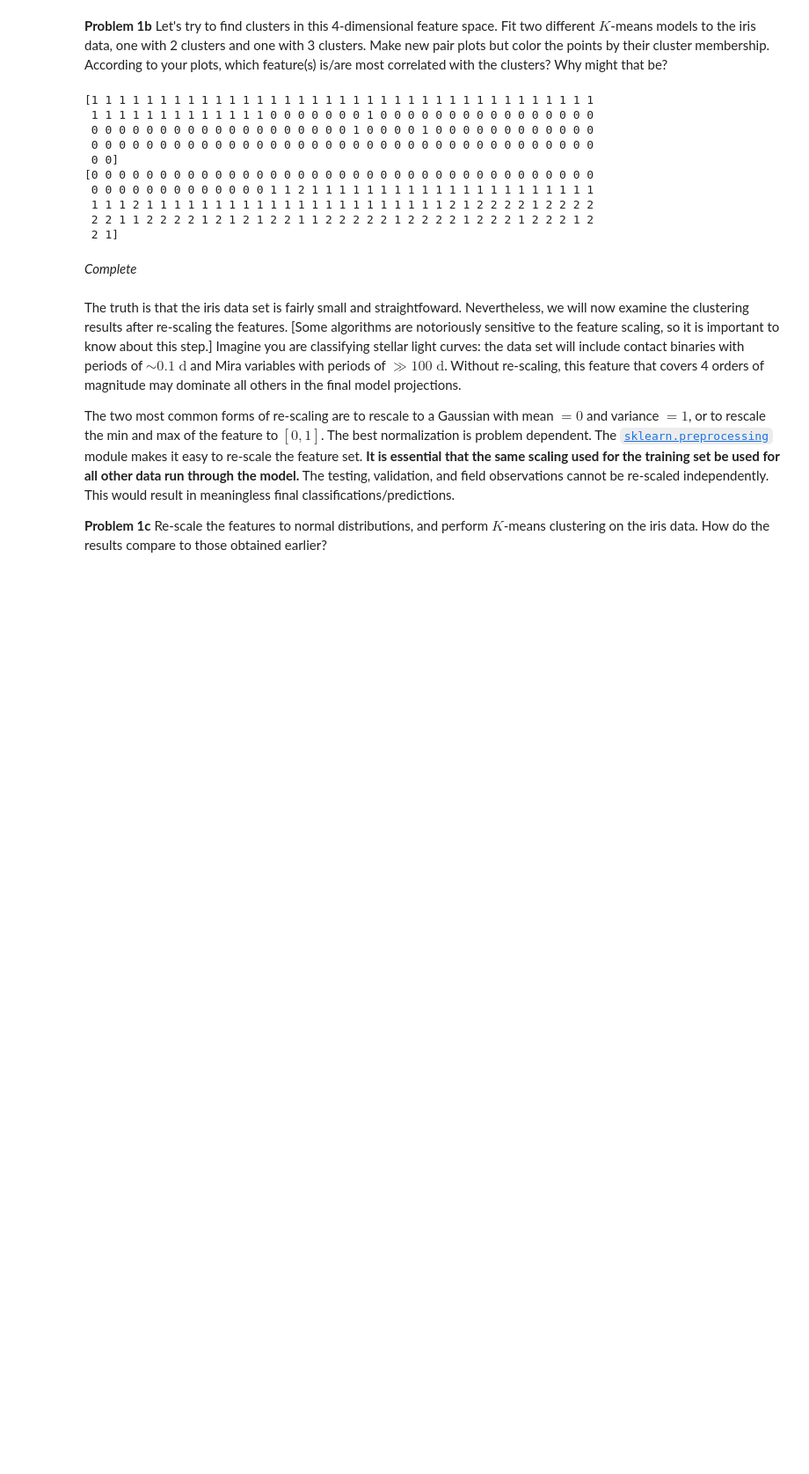
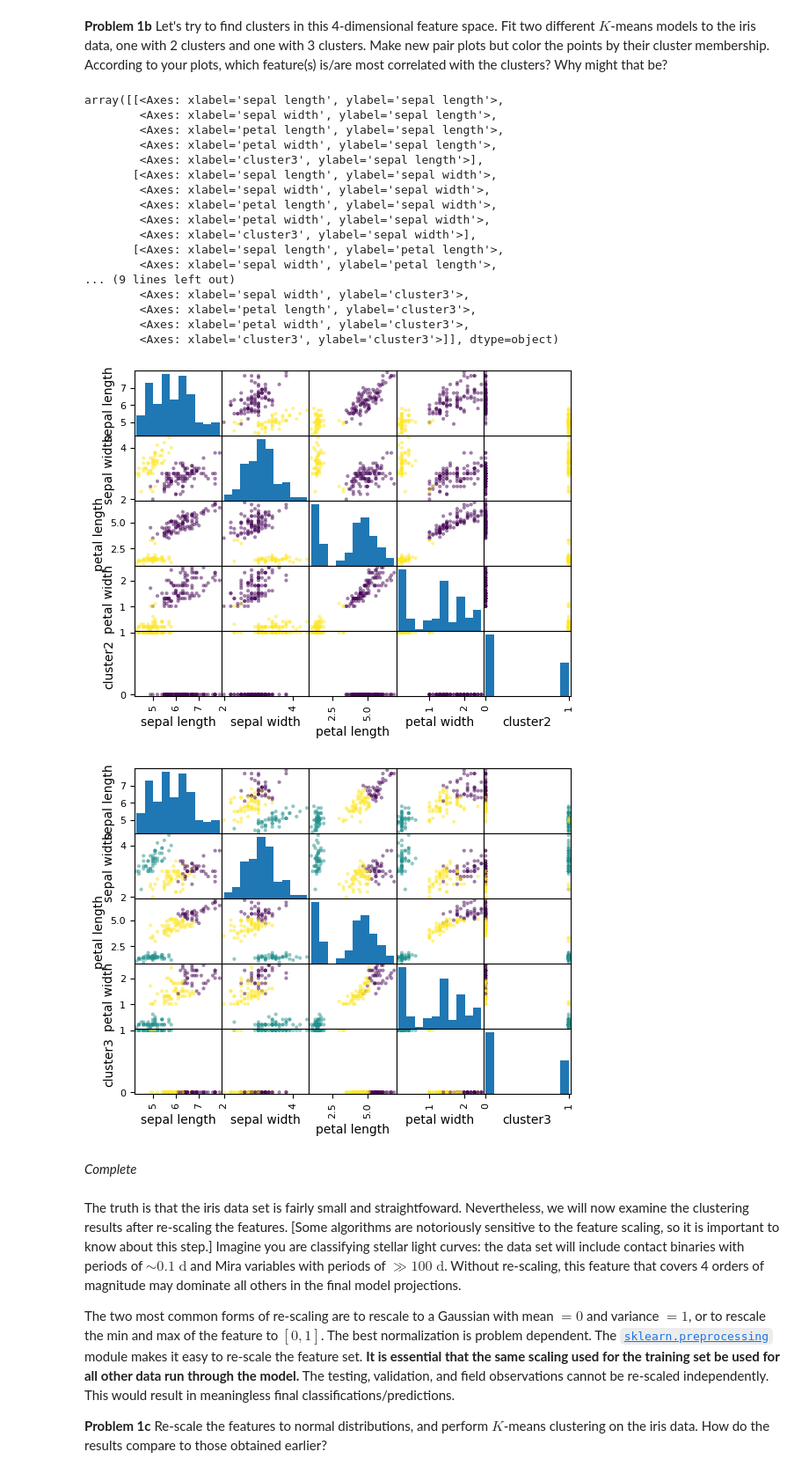
Before and after one commit to ASTR154/clustering, a Jupyter notebook: clustering.ipynb, the cells around one changed output. Shown at 88% size. Drawn from its saved outputs; the diff is of its cells as text; code cells hidden in the pictures; blank space fills up the shorter version.

```diff
--- a/clustering.ipynb
+++ b/clustering.ipynb
@@ -50,29 +32,46 @@ array([[<Axes: xlabel='sepal length', ylabel='sepal length'>,
 # %%
 from sklearn.cluster import KMeans
 
 kmeans2 = KMeans(n_clusters=2)  # complete
 kmeans2.fit(df)  # complete
 clusters2 = kmeans2.labels_  # complete
-print(clusters2)
 
-# plot
+df2 = pd.DataFrame(data, columns = ['sepal length', 'sepal width', 'petal length', 'petal width'])
+
+df2['cluster2'] = clusters2
+pd.plotting.scatter_matrix(df2, marker='.', c=clusters2)
 
 # repeat with 3 clusters
 kmeans3 = KMeans(n_clusters=3)  # complete
 kmeans3.fit(df)  # complete
 clusters3 = kmeans3.labels_   # complete
-print(clusters3)
+
+df3 = pd.DataFrame(data, columns = ['sepal length', 'sepal width', 'petal length', 'petal width'])
+
+df3['cluster3'] = clusters2
+pd.plotting.scatter_matrix(df3, marker='.', c=clusters3)
+
+#print(clusters3)
 # %% [output]
-[1 1 1 1 1 1 1 1 1 1 1 1 1 1 1 1 1 1 1 1 1 1 1 1 1 1 1 1 1 1 1 1 1 1 1 1 1
- 1 1 1 1 1 1 1 1 1 1 1 1 1 0 0 0 0 0 0 0 1 0 0 0 0 0 0 0 0 0 0 0 0 0 0 0 0
- 0 0 0 0 0 0 0 0 0 0 0 0 0 0 0 0 0 0 0 1 0 0 0 0 1 0 0 0 0 0 0 0 0 0 0 0 0
- 0 0 0 0 0 0 0 0 0 0 0 0 0 0 0 0 0 0 0 0 0 0 0 0 0 0 0 0 0 0 0 0 0 0 0 0 0
- 0 0]
-[0 0 0 0 0 0 0 0 0 0 0 0 0 0 0 0 0 0 0 0 0 0 0 0 0 0 0 0 0 0 0 0 0 0 0 0 0
- 0 0 0 0 0 0 0 0 0 0 0 0 0 1 1 2 1 1 1 1 1 1 1 1 1 1 1 1 1 1 1 1 1 1 1 1 1
- 1 1 1 2 1 1 1 1 1 1 1 1 1 1 1 1 1 1 1 1 1 1 1 1 1 1 2 1 2 2 2 2 1 2 2 2 2
- 2 2 1 1 2 2 2 2 1 2 1 2 1 2 2 1 1 2 2 2 2 2 1 2 2 2 2 1 2 2 2 1 2 2 2 1 2
- 2 1]
+array([[<Axes: xlabel='sepal length', ylabel='sepal length'>,
+        <Axes: xlabel='sepal width', ylabel='sepal length'>,
+        <Axes: xlabel='petal length', ylabel='sepal length'>,
+        <Axes: xlabel='petal width', ylabel='sepal length'>,
+        <Axes: xlabel='cluster3', ylabel='sepal length'>],
+       [<Axes: xlabel='sepal length', ylabel='sepal width'>,
+        <Axes: xlabel='sepal width', ylabel='sepal width'>,
+        <Axes: xlabel='petal length', ylabel='sepal width'>,
+        <Axes: xlabel='petal width', ylabel='sepal width'>,
+        <Axes: xlabel='cluster3', ylabel='sepal width'>],
+       [<Axes: xlabel='sepal length', ylabel='petal length'>,
+        <Axes: xlabel='sepal width', ylabel='petal length'>,
+... (9 lines left out)
+        <Axes: xlabel='sepal width', ylabel='cluster3'>,
+        <Axes: xlabel='petal length', ylabel='cluster3'>,
+        <Axes: xlabel='petal width', ylabel='cluster3'>,
+        <Axes: xlabel='cluster3', ylabel='cluster3'>]], dtype=object)
+[figure, added]
+[figure, added]
 # %% [markdown]
 *Complete*
 # %% [markdown]
```
Also changed, not shown: parts of 4 cells of this notebook.
